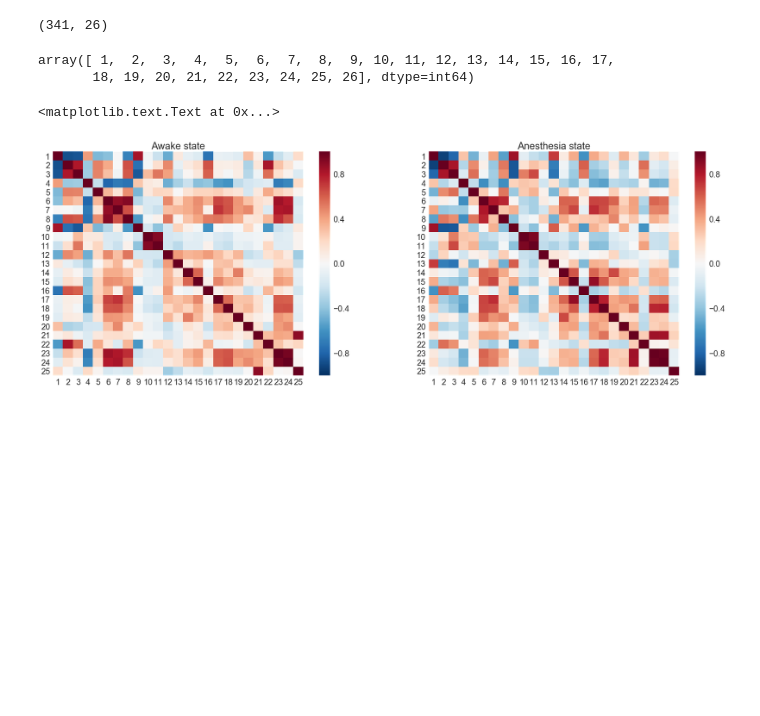
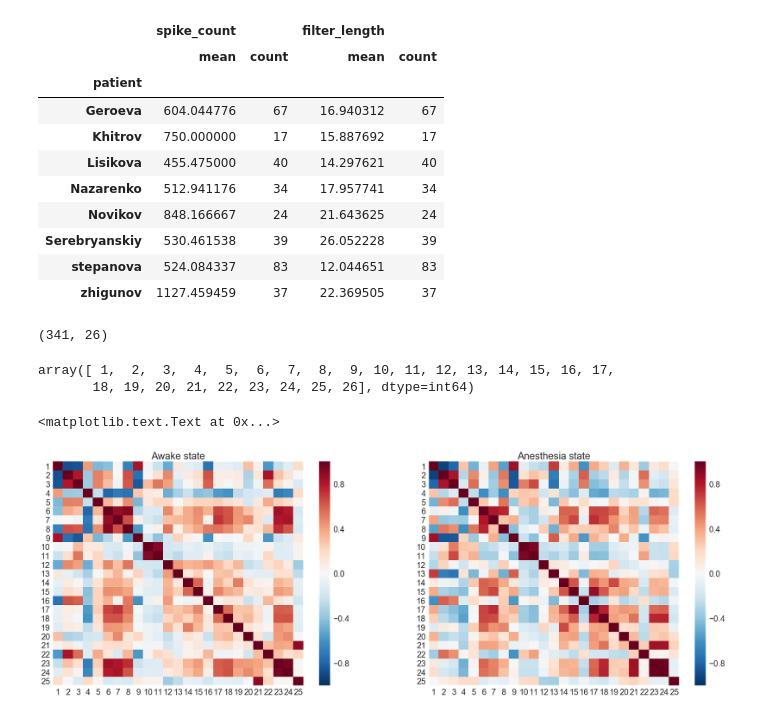
Before and after one commit to Vlad0922/neurophysiology, a Jupyter notebook: awake_vs_sleep/compare_sleep_spontan.ipynb, the cells around one changed output. Saved outputs shown, nothing was run; the diff lists cells and outputs as text; code cells hidden in the pictures; blank space fills up the shorter version.

```diff
--- a/awake_vs_sleep/compare_sleep_spontan.ipynb
+++ b/awake_vs_sleep/compare_sleep_spontan.ipynb
@@ -77 +82,15 @@ data_sleep['mean_burst_len'] = data_sleep['mean_burst_len'].astype(float)
+# %%
+data.groupby(['patient'])['spike_count', 'filter_length'].agg(['mean', 'count'])
+# %% [output]
+|  | spike_count |  | filter_length |  |
+|  | mean | count | mean | count |
+| patient |  |  |  |  |
+| Geroeva | 604.044776 | 67 | 16.940312 | 67 |
+| Khitrov | 750.000000 | 17 | 15.887692 | 17 |
+| Lisikova | 455.475000 | 40 | 14.297621 | 40 |
+| Nazarenko | 512.941176 | 34 | 17.957741 | 34 |
+| Novikov | 848.166667 | 24 | 21.643625 | 24 |
+| Serebryanskiy | 530.461538 | 39 | 26.052228 | 39 |
+| stepanova | 524.084337 | 83 | 12.044651 | 83 |
+| zhigunov | 1127.459459 | 37 | 22.369505 | 37 |
 # %%
```
Also changed, not shown: parts of 2 cells of this notebook, 4 other files.
